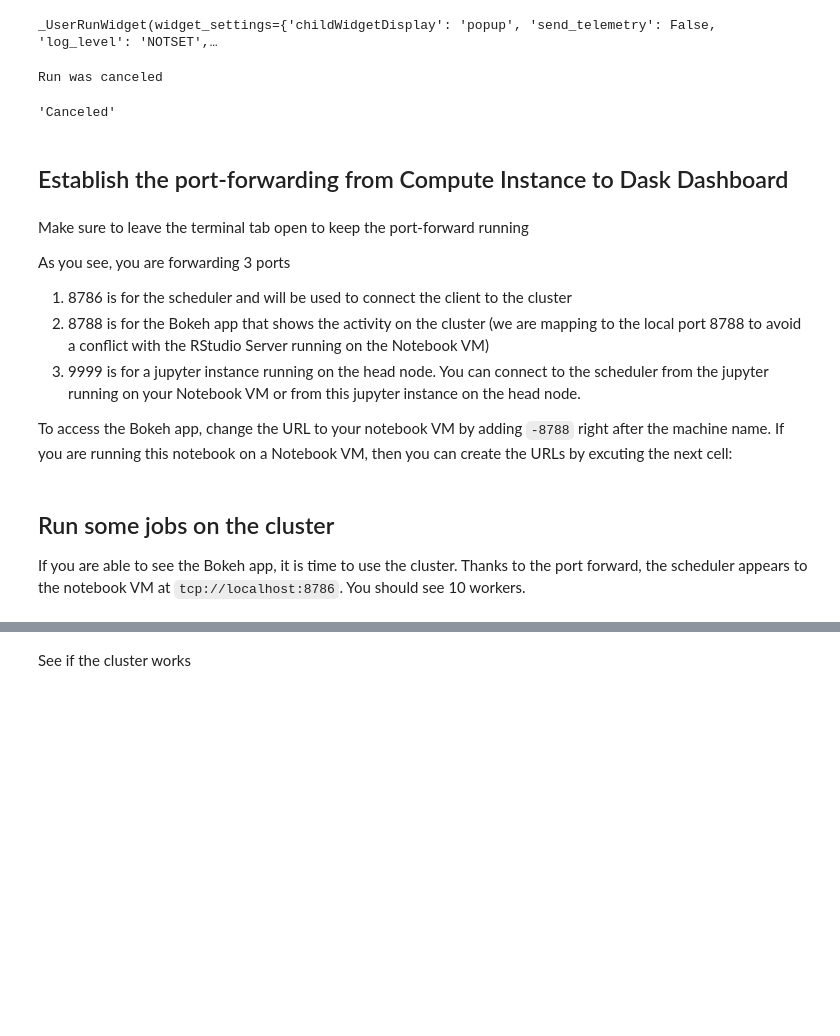
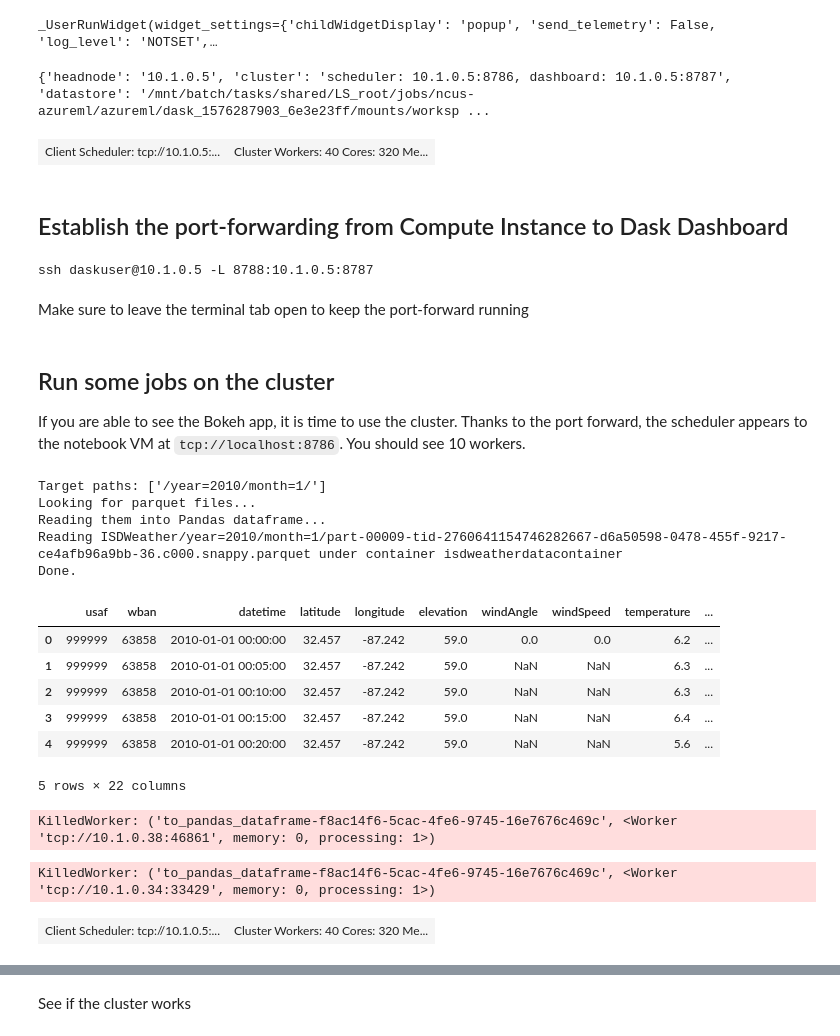
Before and after one commit to lostmygithubaccount/dasky, a Jupyter notebook: StartDask.ipynb, the cells around one changed output, grey strips where cells are left out. Drawn from its saved outputs; the diff is of its cells as text; code cells hidden in the pictures; blank space fills up the shorter version.

```diff
--- a/StartDask.ipynb
+++ b/StartDask.ipynb
@@ -36,10 +34,11 @@ RunDetails(run).show()
 # %% [output]
 _UserRunWidget(widget_settings={'childWidgetDisplay': 'popup', 'send_telemetry': False, 'log_level': 'NOTSET',…
 # %%
+import time
 from IPython.display import clear_output
 
 print("waiting for scheduler node's ip")
-while run.get_status() != 'Canceled' and run.get_status() != 'Running':
+while run.get_status() != 'Canceled' and 'headnode' not in run.get_metrics():
     print('.', end ="")
     time.sleep(5)
 
@@ -49,27 +48,26 @@ if run.get_status() == 'Canceled':
     print('Run was canceled')
 else:
     headnode = run.get_metrics()['headnode']
-    run.get_metrics()
+    print(run.get_metrics())
 # %% [output]
-Run was canceled
+{'headnode': '10.1.0.5', 'cluster': 'scheduler: 10.1.0.5:8786, dashboard: 10.1.0.5:8787', 'datastore': '/mnt/batch/tasks/shared/LS_root/jobs/ncus-azureml/azureml/dask_1576287903_6e3e23ff/mounts/worksp ...
-# %%
-run.get_status()
-# %% [output]
-'Canceled'
+# %%
+import dask
+from dask.distributed import Client
+
+c = Client(f'tcp://{headnode}:8786')
+c.restart()
+c
+# %% [output]
+| Client Scheduler: tcp://10.1.0.5:... | Cluster Workers: 40 Cores: 320 Me... |
 # %% [markdown]
 ## Establish the port-forwarding from Compute Instance to Dask Dashboard
 # %%
-print(f'ssh -f daskuser@{headnode} -L 8786:localhost:8786 -L 8788:{headnode_private_ip}:8787 -L 9999:localhost:8888')
+print(f'ssh daskuser@{headnode} -L 8788:{headnode}:8787')
+# %% [output]
+ssh daskuser@10.1.0.5 -L 8788:10.1.0.5:8787
-# %% [markdown]
-Make sure to leave the terminal tab open to keep the port-forward running
-
-As you see, you are forwarding 3 ports
-
-1. 8786 is for the scheduler and will be used to connect the client to the cluster
-2. 8788 is for the Bokeh app that shows the activity on the cluster (we are mapping to the local port 8788 to avoid a conflict with the RStudio Server running on the Notebook VM)
-3. 9999 is for a jupyter instance running on the head node. You can connect to the scheduler from the jupyter running on your Notebook VM or from this jupyter instance on the head node.
-
-To access the Bokeh app, change the URL to your notebook VM by adding `-8788` right after the machine name. If you are running this notebook on a Notebook VM, then you can create the URLs by excuting the next cell:
+# %% [markdown]
+Make sure to leave the terminal tab open to keep the port-forward running
 # %% [markdown]
 ## Run some jobs on the cluster
 If you are able to see the Bokeh app, it is time to use the cluster. Thanks to the port forward, the scheduler appears to the notebook VM at `tcp://localhost:8786`. You should see 10 workers.
@@ -75,0 +81,2 @@ If you are able to see the Bokeh app, it is time to use the cluster. Thanks to t
+# %%
+start = datetime(2010, 1, 1)
@@ -75,0 +85,28 @@ If you are able to see the Bokeh app, it is time to use the cluster. Thanks to t
+# %%
+sample_df = NoaaIsdWeather(start, start+timedelta(days=1)).to_pandas_dataframe()
+sample_df.head()
+# %% [output]
+Target paths: ['/year=2010/month=1/']
+Looking for parquet files...
+Reading them into Pandas dataframe...
+Reading ISDWeather/year=2010/month=1/part-00009-tid-2760641154746282667-d6a50598-0478-455f-9217-ce4afb96a9bb-36.c000.snappy.parquet under container isdweatherdatacontainer
+Done.
+|  | usaf | wban | datetime | latitude | longitude | elevation | windAngle | windSpeed | temperature | ... |
+| 0 | 999999 | 63858 | 2010-01-01 00:00:00 | 32.457 | -87.242 | 59.0 | 0.0 | 0.0 | 6.2 | ... |
+| 1 | 999999 | 63858 | 2010-01-01 00:05:00 | 32.457 | -87.242 | 59.0 | NaN | NaN | 6.3 | ... |
+| 2 | 999999 | 63858 | 2010-01-01 00:10:00 | 32.457 | -87.242 | 59.0 | NaN | NaN | 6.3 | ... |
+| 3 | 999999 | 63858 | 2010-01-01 00:15:00 | 32.457 | -87.242 | 59.0 | NaN | NaN | 6.4 | ... |
+| 4 | 999999 | 63858 | 2010-01-01 00:20:00 | 32.457 | -87.242 | 59.0 | NaN | NaN | 5.6 | ... |
+5 rows × 22 columns
+# %%
+fns[0].compute()
+# %% [output]
+KilledWorker: ('to_pandas_dataframe-f8ac14f6-5cac-4fe6-9745-16e7676c469c', <Worker 'tcp://10.1.0.38:46861', memory: 0, processing: 1>)
+# %%
+df = dd.from_delayed(fns)
+# %% [output]
+KilledWorker: ('to_pandas_dataframe-f8ac14f6-5cac-4fe6-9745-16e7676c469c', <Worker 'tcp://10.1.0.34:33429', memory: 0, processing: 1>)
+# %%
+c
+# %% [output]
+| Client Scheduler: tcp://10.1.0.5:... | Cluster Workers: 40 Cores: 320 Me... |
```
Also changed, not shown: parts of 5 cells of this notebook, 2 other files.
